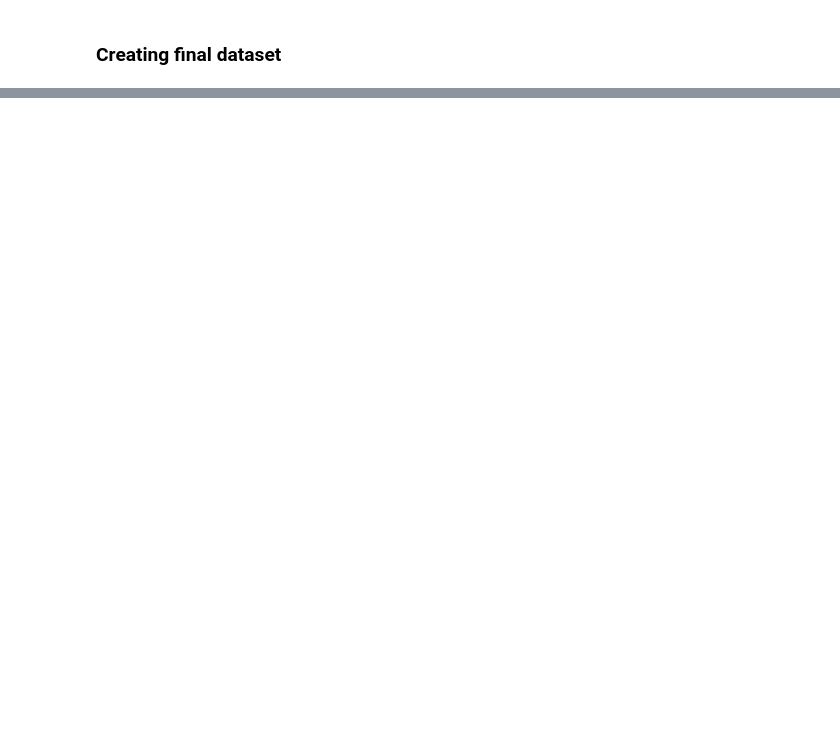
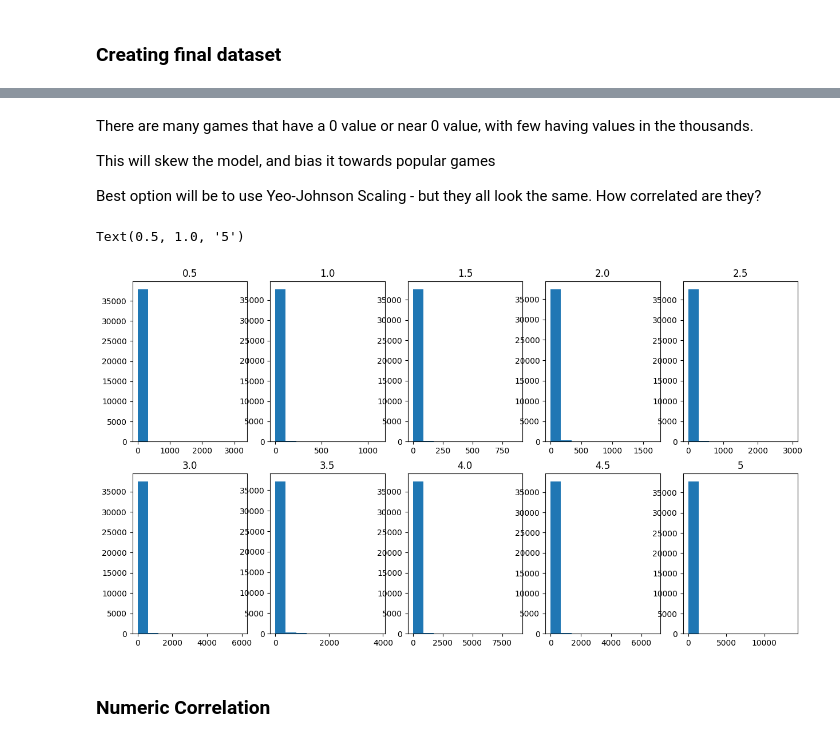
Before and after one commit to Ant-mel/legendary_game_recs, a Jupyter notebook: notebooks/cleaning_scraped_data.ipynb, the cells around one changed output, grey strips where cells are left out. Cells and saved outputs as stored; diff of their text form; code cells hidden in the pictures; blank space fills up the shorter version.

```diff
--- a/notebooks/cleaning_scraped_data.ipynb
+++ b/notebooks/cleaning_scraped_data.ipynb
@@ -128,0 +169,45 @@ final_data = pd.concat((upcoming_games, games_that_exist_with_reviews))
+# %% [markdown]
+There are many games that have a 0 value or near 0 value, with few having values in the thousands.
+
+This will skew the model, and bias it towards popular games
+
+Best option will be to use Yeo-Johnson Scaling - but they all look the same. How correlated are they?
+# %%
+# Graphing the ratings_ columns
+
+fig, axs = plt.subplots(2, 5, figsize=(15, 8))
+
+axs[0,0].hist(final_data['ratings_zero_five'])
+axs[0,0].set_title('0.5')
+
+axs[0,1].hist(final_data['ratings_one_zero'])
+axs[0,1].set_title('1.0')
+
+axs[0,2].hist(final_data['ratings_one_five'])
+axs[0,2].set_title('1.5')
+
+axs[0,3].hist(final_data['ratings_two_zero'])
+axs[0,3].set_title('2.0')
+
+axs[0,4].hist(final_data['ratings_two_five'])
+axs[0,4].set_title('2.5')
+
+axs[1,0].hist(final_data['ratings_three_zero'])
+axs[1,0].set_title('3.0')
+
+axs[1,1].hist(final_data['ratings_three_five'])
+axs[1,1].set_title('3.5')
+
+axs[1,2].hist(final_data['ratings_four_zero'])
+axs[1,2].set_title('4.0')
+
+axs[1,3].hist(final_data['ratings_four_five'])
+axs[1,3].set_title('4.5')
+
+axs[1,4].hist(final_data['ratings_five_zero'])
+axs[1,4].set_title('5')
+# %% [output]
+Text(0.5, 1.0, '5')
+[figure, added]
+# %% [markdown]
+### Numeric Correlation
```
Also changed, not shown: parts of 24 cells of this notebook.
